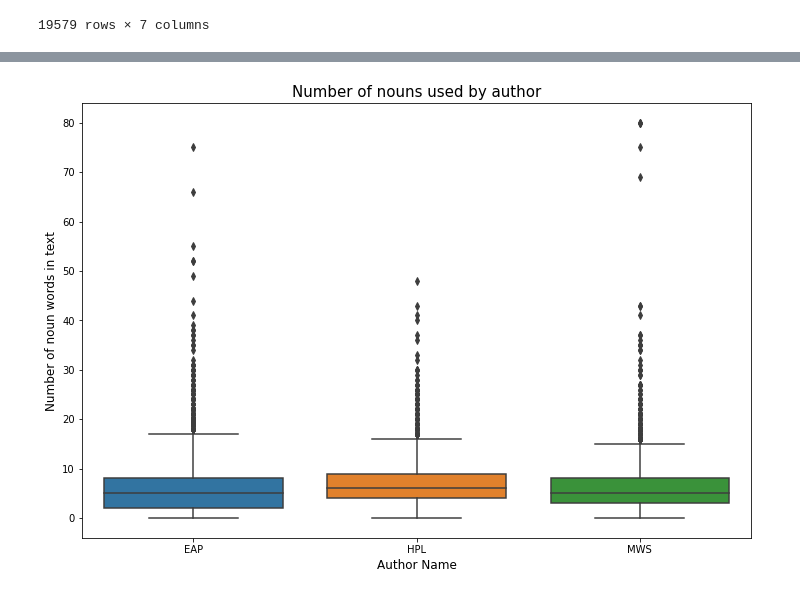
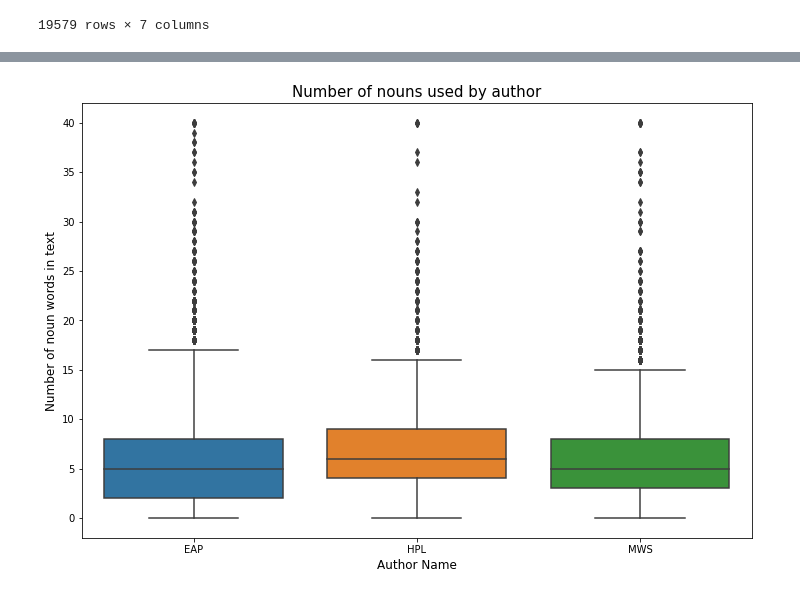
Before and after one commit to vikumar01/Author_prediction, a Jupyter notebook: Spacy_used.ipynb, the cells around one changed output, grey strips where cells are left out. Saved outputs shown, nothing was run; the diff lists cells and outputs as text; code cells hidden in the pictures.

```diff
--- a/Spacy_used.ipynb
+++ b/Spacy_used.ipynb
@@ -77,11 +13,16 @@ import pandas as pd # data processing, CSV file I/O (e.g. pd.read_csv)
 import matplotlib.pyplot as plt
 import seaborn as sns
 import nltk
+nltk.download('stopwords')
 from nltk.corpus import stopwords
 import string
 from sklearn.feature_extraction.text import TfidfVectorizer, CountVectorizer
 from sklearn.decomposition import TruncatedSVD
 from sklearn import ensemble, metrics, model_selection, naive_bayes
 color = sns.color_palette()
+%matplotlib inline
 
-train_df = pd.read_csv(io.BytesIO(upload['train.csv']))
+eng_stopwords = set(stopwords.words("english"))
+pd.options.mode.chained_assignment = None
+
+train_df = pd.read_csv(io.BytesIO(upload['train_combined.csv']))
@@ -96,0 +138,8 @@ train_df.head()
+# %%
+train_df['num_punctuations'].loc[train_df['num_punctuations']>10] = 10 #truncation for better visuals
+plt.figure(figsize=(12,8))
+sns.boxplot(x='author', y='num_punctuations', data=train_df)
+plt.xlabel('Author Name', fontsize=12)
+plt.ylabel('Number of puntuations in text', fontsize=12)
+plt.title("Number of punctuations by author", fontsize=15)
+plt.show()
@@ -96,0 +148,20 @@ train_df.head()
+# %%
+#set of english words
+nltk.download('words')
+fig_sizes = {'S' : (6.5,4),
+             'M' : (9.75,6),
+             'L' : (13,8)}
+def show_plot(f_size=fig_sizes['M'],plot_title="",x_title="",y_title=""):
+    plt.figure(figsize=f_size)
+    plt.xlabel(x_title)
+    plt.ylabel(y_title)
+    plt.title(plot_title)
+english_vocab = set(w.lower() for w in nltk.corpus.words.words())
+#set of words that do not appear in the nltk engluish vocabulary
+not_in_vocab = set(train_df.loc[:,'text'].str.split(expand=True).unstack()).difference(english_vocab)
+print(len(not_in_vocab))
+list(not_in_vocab)[:15]
+
+train_df["n_non_voc"] = train_df['text'].str.split().apply(lambda x:len(set(x).intersection(not_in_vocab)))
+ax_box = show_plot(fig_sizes['M'],'Number of Words not in English corpus','Author','Number of Words not in English corpus')
+sns.boxplot(x=train_df.loc[train_df.n_non_voc<50,'author'], y=train_df.loc[train_df.n_non_voc<50,'n_non_voc'],ax=ax_box)
@@ -96,0 +174,8 @@ train_df.head()
+# %%
+train_df['article'].loc[train_df['article']>25] = 25 #truncation for better visuals
+plt.figure(figsize=(12,8))
+sns.boxplot(x='author', y='article', data=train_df)
+plt.xlabel('Author Name', fontsize=12)
+plt.ylabel('Number of article in text', fontsize=12)
+plt.title("Number of article by author", fontsize=15)
+plt.show()
@@ -212,13 +267,13 @@ train_df.head()
 # %%
-#train_df['noun_tokens'].loc[train_df['noun_tokens']>40] = 40 #truncation for better visuals
+train_df['noun_tokens'].loc[train_df['noun_tokens']>40] = 40 #truncation for better visuals
 plt.figure(figsize=(12,8))
 sns.boxplot(x='author', y='noun_tokens', data=train_df)
 plt.xlabel('Author Name', fontsize=12)
 plt.ylabel('Number of noun words in text', fontsize=12)
 plt.title("Number of nouns used by author", fontsize=15)
 plt.show()
 # %% [output]
-[figure, old version]
+[figure, new version]
 # %%
 train_df['entity_tokens'].loc[train_df['entity_tokens']>80] = 80 #truncation for better visuals
 plt.figure(figsize=(12,8))
```
Also changed, not shown: parts of 31 cells of this notebook.
